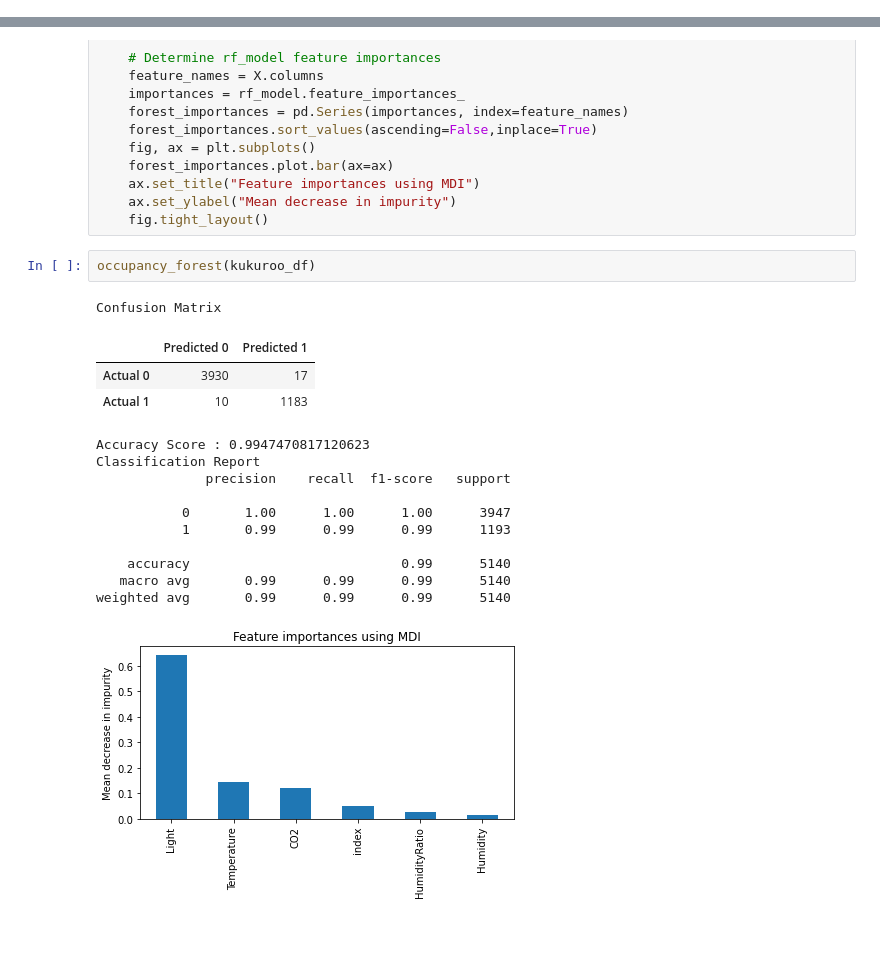
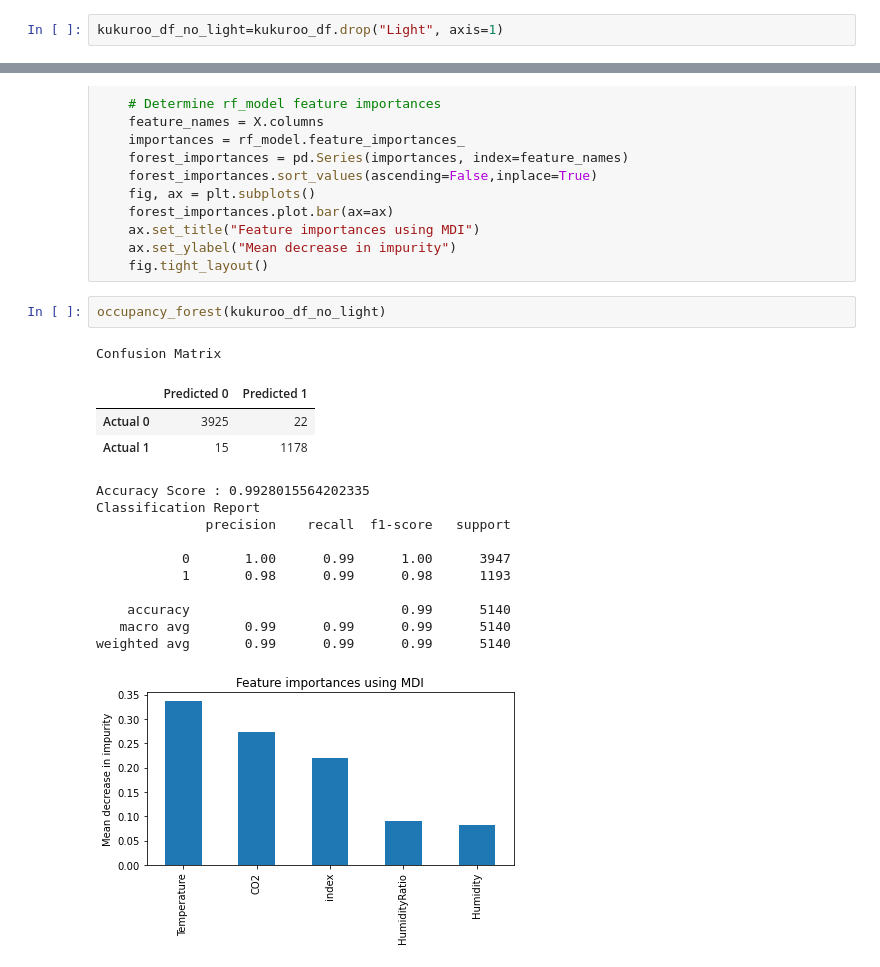
Before and after one commit to lstanczyk90/Room_Occupancy_Project, a Jupyter notebook: random_forest_function_excluding_light.ipynb, the cells around one changed output, grey strips where cells are left out. Saved outputs shown, nothing was run; the diff lists cells and outputs as text; blank space fills up the shorter version.

Commit message:
light removal

```diff
--- a/random_forest_function_excluding_light.ipynb
+++ b/random_forest_function_excluding_light.ipynb
@@ -30,3 +38,5 @@ Index(['index', 'S1_Temp', 'S2_Temp', 'S3_Temp', 'S4_Temp', 'S1_Light',
+# %%
+kukuroo_df_no_light=kukuroo_df.drop("Light", axis=1)
 # %%
 # Create Function to Automate Random Forest Model
 
@@ -89,21 +99,21 @@ def occupancy_forest(df):
     ax.set_ylabel("Mean decrease in impurity")
     fig.tight_layout()
 # %%
-occupancy_forest(kukuroo_df)
+occupancy_forest(kukuroo_df_no_light)
 # %% [output]
 Confusion Matrix
 |  | Predicted 0 | Predicted 1 |
-| Actual 0 | 3930 | 17 |
-| Actual 1 | 10 | 1183 |
+| Actual 0 | 3925 | 22 |
+| Actual 1 | 15 | 1178 |
-Accuracy Score : 0.9947470817120623
+Accuracy Score : 0.9928015564202335
 Classification Report
               precision    recall  f1-score   support
 
-           0       1.00      1.00      1.00      3947
-           1       0.99      0.99      0.99      1193
+           0       1.00      0.99      1.00      3947
+           1       0.98      0.99      0.98      1193
 
     accuracy                           0.99      5140
    macro avg       0.99      0.99      0.99      5140
 weighted avg       0.99      0.99      0.99      5140
-[figure, old version]
+[figure, new version]
 # %%
```
Also changed, not shown: parts of 5 cells of this notebook.
